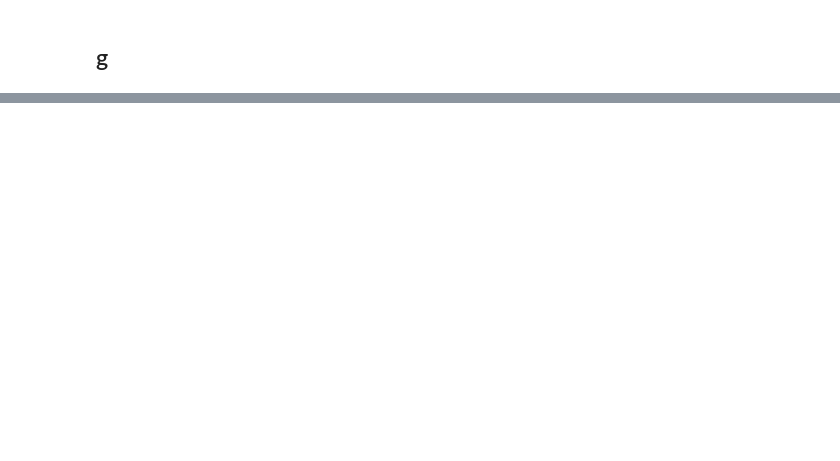
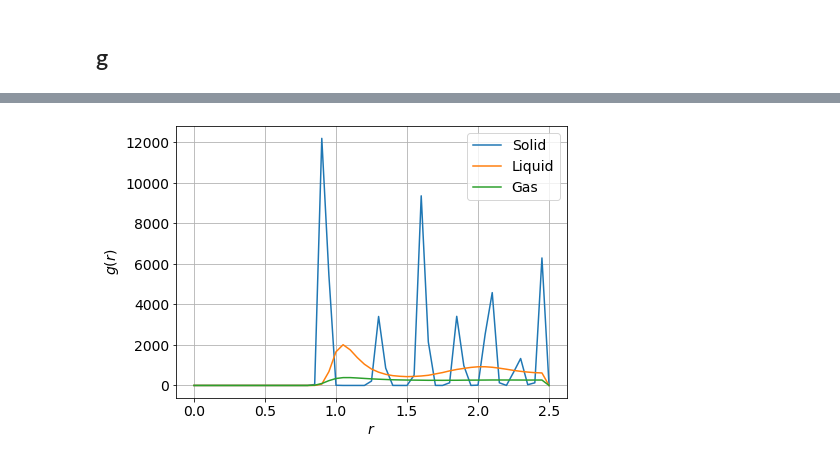
Before and after one commit to larstors/MCP, a Jupyter notebook: proj3/plot.ipynb, the cells around one changed output, grey strips where cells are left out. Cells and saved outputs as stored; diff of their text form; code cells hidden in the pictures; blank space fills up the shorter version.

```diff
--- a/proj3/plot.ipynb
+++ b/proj3/plot.ipynb
@@ -138,0 +252,30 @@ plt.plot(dx, hi)
+# %%
+hi = np.genfromtxt("histogram_e_05.txt")
+hi1 = np.genfromtxt("histogram_e_10.txt")
+hi2 = np.genfromtxt("histogram_e_30.txt")
+
+hi_d = np.genfromtxt("histogram_tab_16_d_05.txt")
+hi1_d = np.genfromtxt("histogram_tab_16_d_10.txt")
+hi2_d = np.genfromtxt("histogram_tab_16_d_30.txt")
+
+
+dx = np.arange(0, 2.5+0.01, 0.05)
+
+
+fig, ax = plt.subplots(nrows=1, ncols=1, sharex=True, sharey=True, figsize=(7, 5))
+ax.plot(dx, hi, label="Solid")
+ax.plot(dx, hi1, label="Liquid")
+ax.plot(dx, hi2, label="Gas")
+ax.set_xlabel(r"$r$")
+ax.set_ylabel(r"$g(r)$")
+ax.legend()
+ax.grid()
+plt.savefig("g_r.pdf", dpi=200)
+# ax[1].plot(dx, hi_d, label="Solid")
+# ax[1].plot(dx, hi1_d, label="Liquid")
+# ax[1].plot(dx, hi2_d, label="Gas")
+# ax[1].set_xlabel(r"$r$")
+# ax[1].legend()
+# ax[1].grid()
+# %% [output]
+[figure, added]
```
Also changed, not shown: parts of 8 cells of this notebook, 7 other files.
